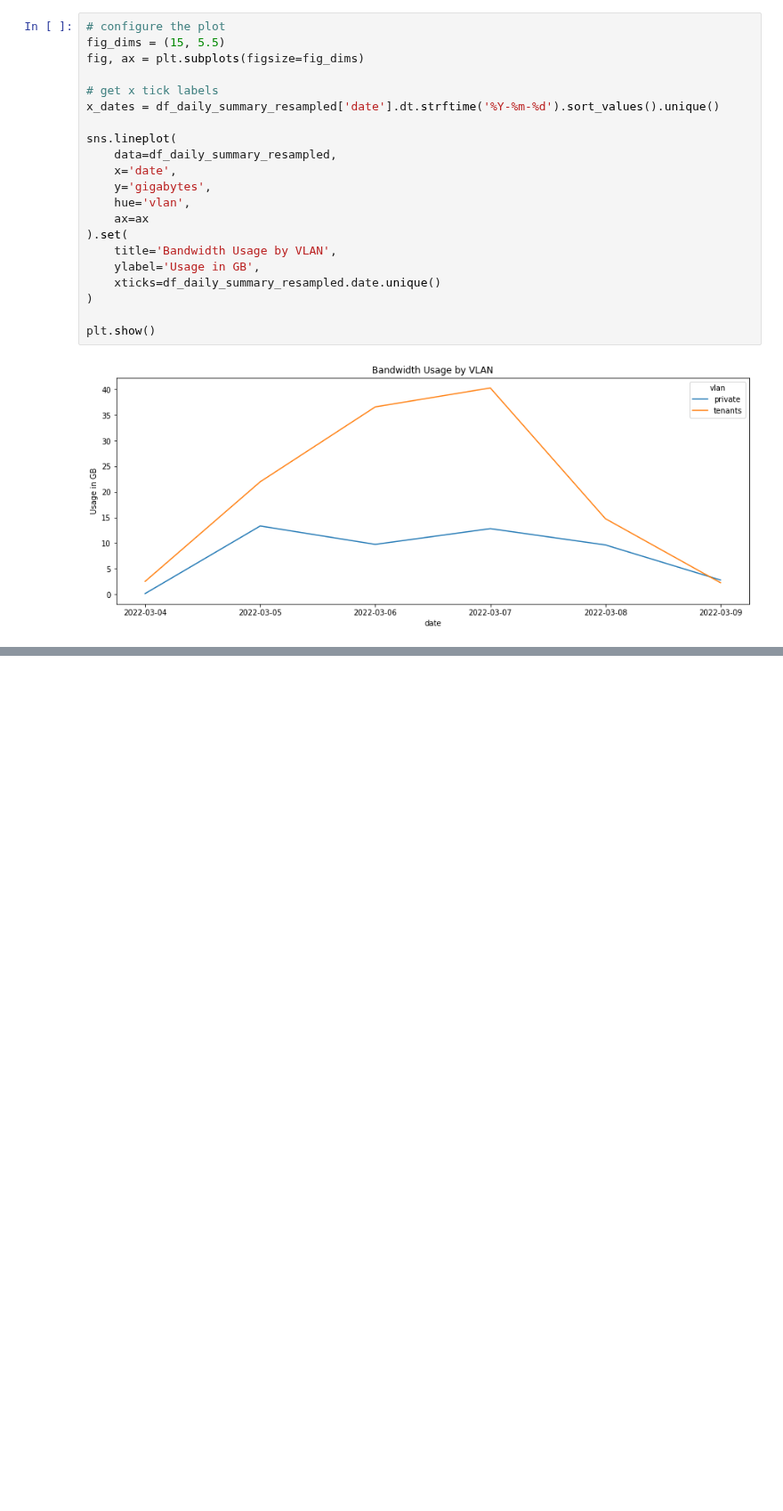
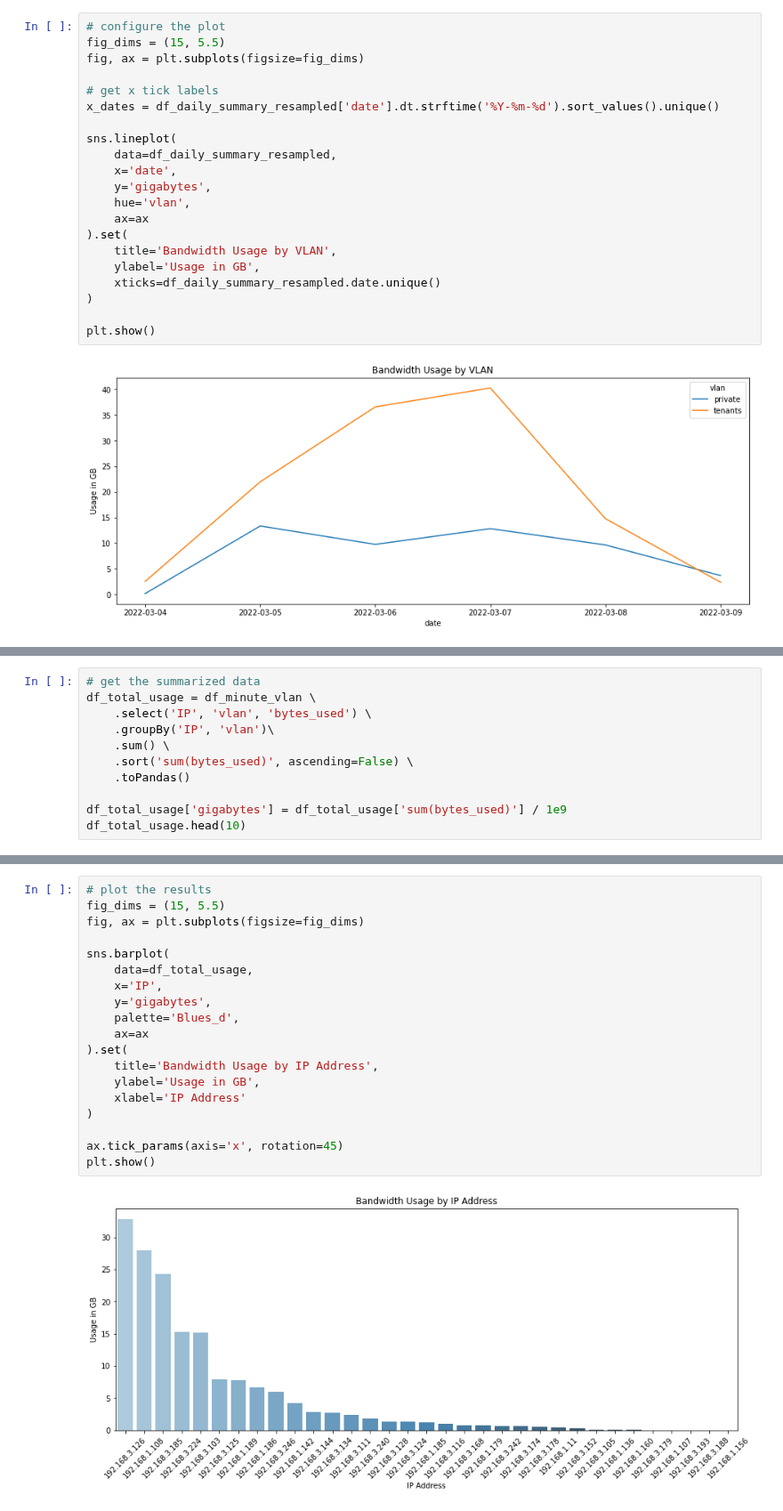
Before and after one commit to JohnnyFoulds/dsm010-2021-oct, a Jupyter notebook: coursework_02/cw02.ipynb, the cells around one changed output, grey strips where cells are left out. Shown at 89% size. Saved outputs shown, nothing was run; the diff lists cells and outputs as text; blank space fills up the shorter version.

Commit message:
Total usage by IP address

```diff
--- a/coursework_02/cw02.ipynb
+++ b/coursework_02/cw02.ipynb
@@ -717,0 +720,11 @@ plt.show()
+# %%
+# get the summarized data
+df_total_usage = df_minute_vlan \
+    .select('IP', 'vlan', 'bytes_used') \
+    .groupBy('IP', 'vlan')\
+    .sum() \
+    .sort('sum(bytes_used)', ascending=False) \
+    .toPandas()
+
+df_total_usage['gigabytes'] = df_total_usage['sum(bytes_used)'] / 1e9
+df_total_usage.head(10)
@@ -717,0 +743,21 @@ plt.show()
+# %%
+# plot the results
+fig_dims = (15, 5.5)
+fig, ax = plt.subplots(figsize=fig_dims)
+
+sns.barplot(
+    data=df_total_usage,
+    x='IP',
+    y='gigabytes',
+    palette='Blues_d',
+    ax=ax
+).set(
+    title='Bandwidth Usage by IP Address',
+    ylabel='Usage in GB',
+    xlabel='IP Address'
+)
+
+ax.tick_params(axis='x', rotation=45)
+plt.show()
+# %% [output]
+[figure, added]
```
Also changed, not shown: parts of 26 cells of this notebook, 7 other files.
